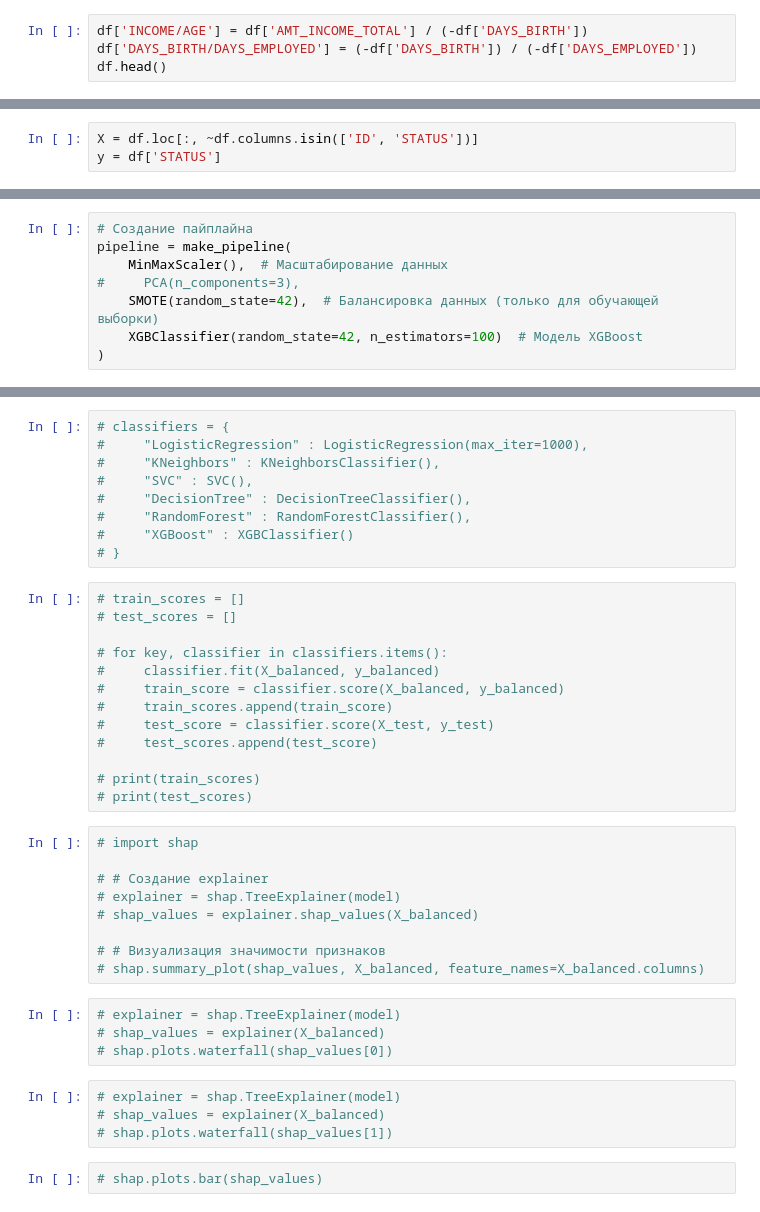
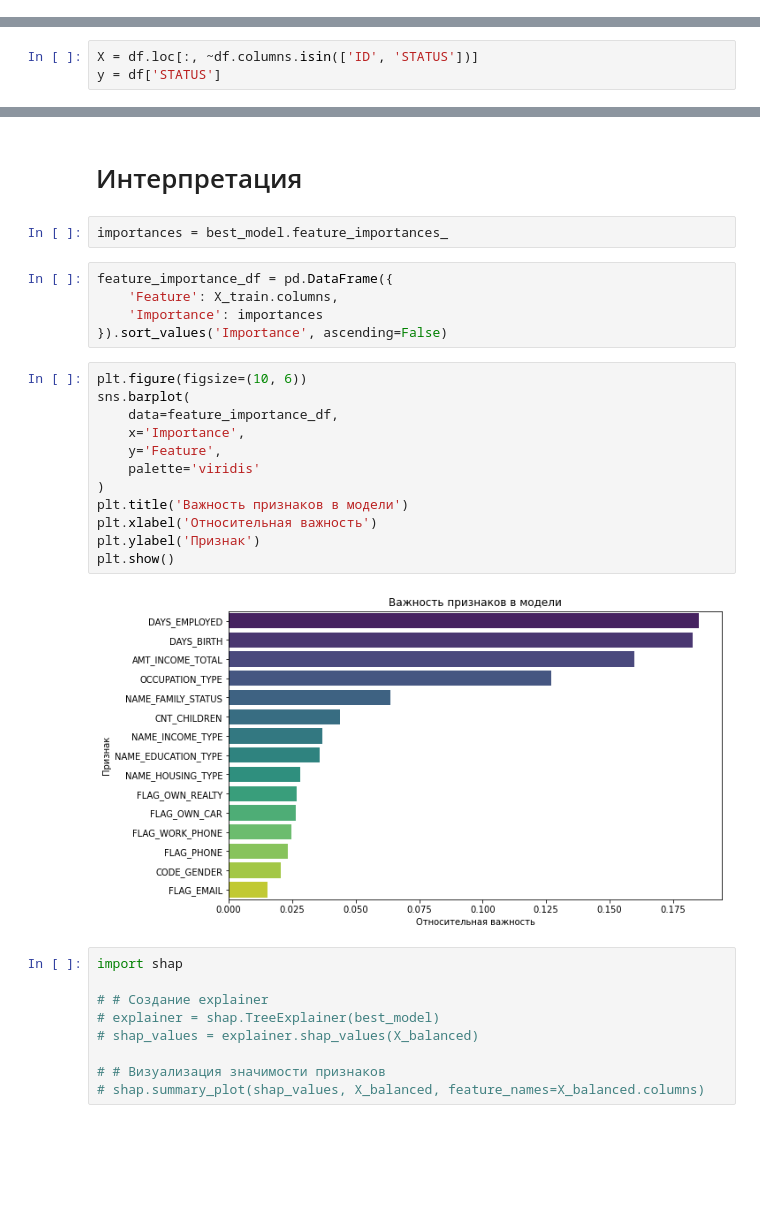
Before and after one commit to lazuraim/Credit-Scoring, a Jupyter notebook: credit_scoring.ipynb, the cells around one changed output, grey strips where cells are left out. Saved outputs shown, nothing was run; the diff lists cells and outputs as text; blank space fills up the shorter version.

```diff
--- a/credit_scoring.ipynb
+++ b/credit_scoring.ipynb
@@ -302,4 +278,0 @@ df.head()
-# %%
-df['INCOME/AGE'] = df['AMT_INCOME_TOTAL'] / (-df['DAYS_BIRTH'])
-df['DAYS_BIRTH/DAYS_EMPLOYED'] = (-df['DAYS_BIRTH']) / (-df['DAYS_EMPLOYED'])
-df.head()
@@ -387,11 +290,3 @@ models = {
     'Random Forest': RandomForestClassifier(),
     'XGBoost': XGBClassifier()
 }
-# %%
-# Создание пайплайна
-pipeline = make_pipeline(
-    MinMaxScaler(),  # Масштабирование данных
-#     PCA(n_components=3),
-    SMOTE(random_state=42),  # Балансировка данных (только для обучающей выборки)
-    XGBClassifier(random_state=42, n_estimators=100)  # Модель XGBoost
-)
@@ -482,41 +350,32 @@ print("Confusion Matrix:\n", cm)
-# %%
-# classifiers = {
-#     "LogisticRegression" : LogisticRegression(max_iter=1000),
-#     "KNeighbors" : KNeighborsClassifier(),
-#     "SVC" : SVC(),
-#     "DecisionTree" : DecisionTreeClassifier(),
-#     "RandomForest" : RandomForestClassifier(),
-#     "XGBoost" : XGBClassifier()
-# }
-# %%
-# train_scores = []
-# test_scores = []
-
-# for key, classifier in classifiers.items():
-#     classifier.fit(X_balanced, y_balanced)
-#     train_score = classifier.score(X_balanced, y_balanced)
-#     train_scores.append(train_score)
-#     test_score = classifier.score(X_test, y_test)
-#     test_scores.append(test_score)
-
-# print(train_scores)
-# print(test_scores)
+# %% [markdown]
+# Интерпретация
+# %%
+importances = best_model.feature_importances_
+# %%
+feature_importance_df = pd.DataFrame({
+    'Feature': X_train.columns,
+    'Importance': importances
+}).sort_values('Importance', ascending=False)
+# %%
+plt.figure(figsize=(10, 6))
+sns.barplot(
+    data=feature_importance_df,
+    x='Importance',
+    y='Feature',
+    palette='viridis'
+)
+plt.title('Важность признаков в модели')
+plt.xlabel('Относительная важность')
+plt.ylabel('Признак')
+plt.show()
+# %% [output]
+[figure, added]
 # %%
-# import shap
+import shap
 
 # # Создание explainer
-# explainer = shap.TreeExplainer(model)
+# explainer = shap.TreeExplainer(best_model)
 # shap_values = explainer.shap_values(X_balanced)
 
 # # Визуализация значимости признаков
 # shap.summary_plot(shap_values, X_balanced, feature_names=X_balanced.columns)
-# %%
-# explainer = shap.TreeExplainer(model)
-# shap_values = explainer(X_balanced)
-# shap.plots.waterfall(shap_values[0])
-# %%
-# explainer = shap.TreeExplainer(model)
-# shap_values = explainer(X_balanced)
-# shap.plots.waterfall(shap_values[1])
-# %%
-# shap.plots.bar(shap_values)
```
Also changed, not shown: parts of 54 cells of this notebook, 1 other file.
